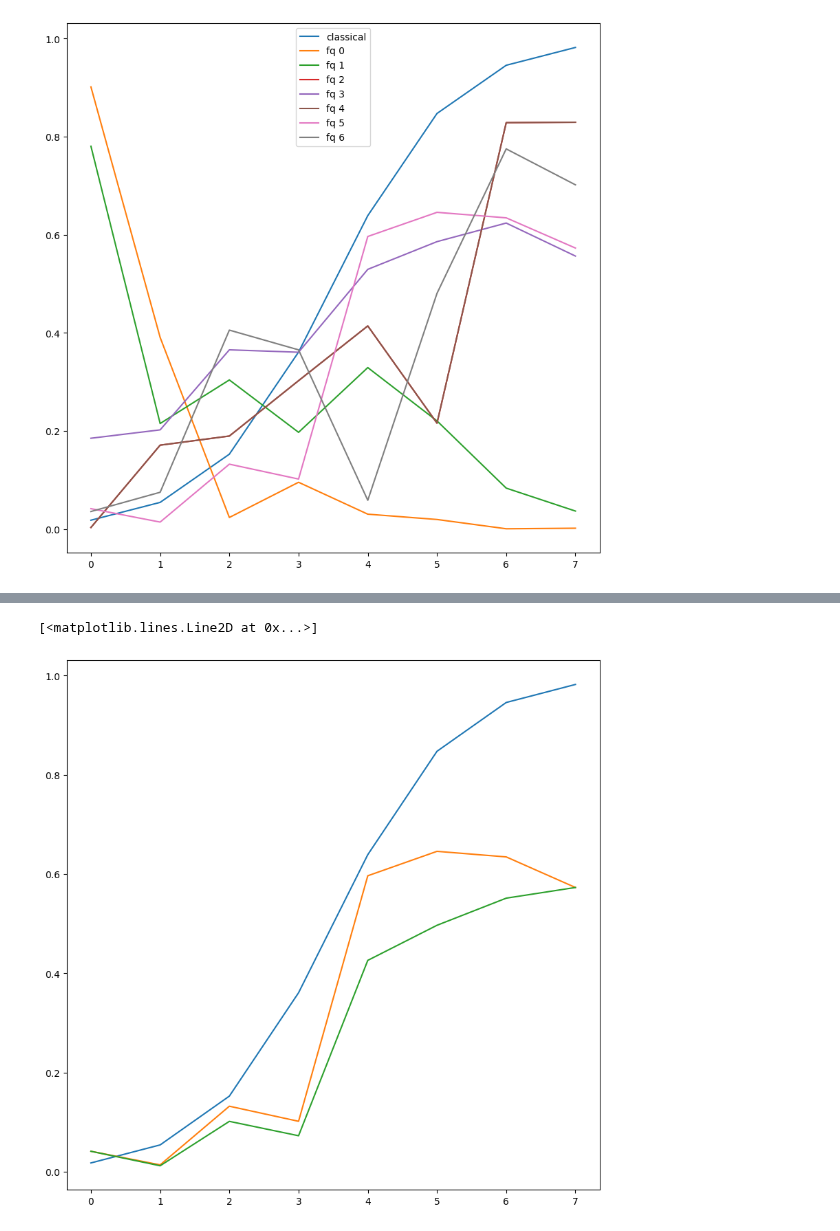
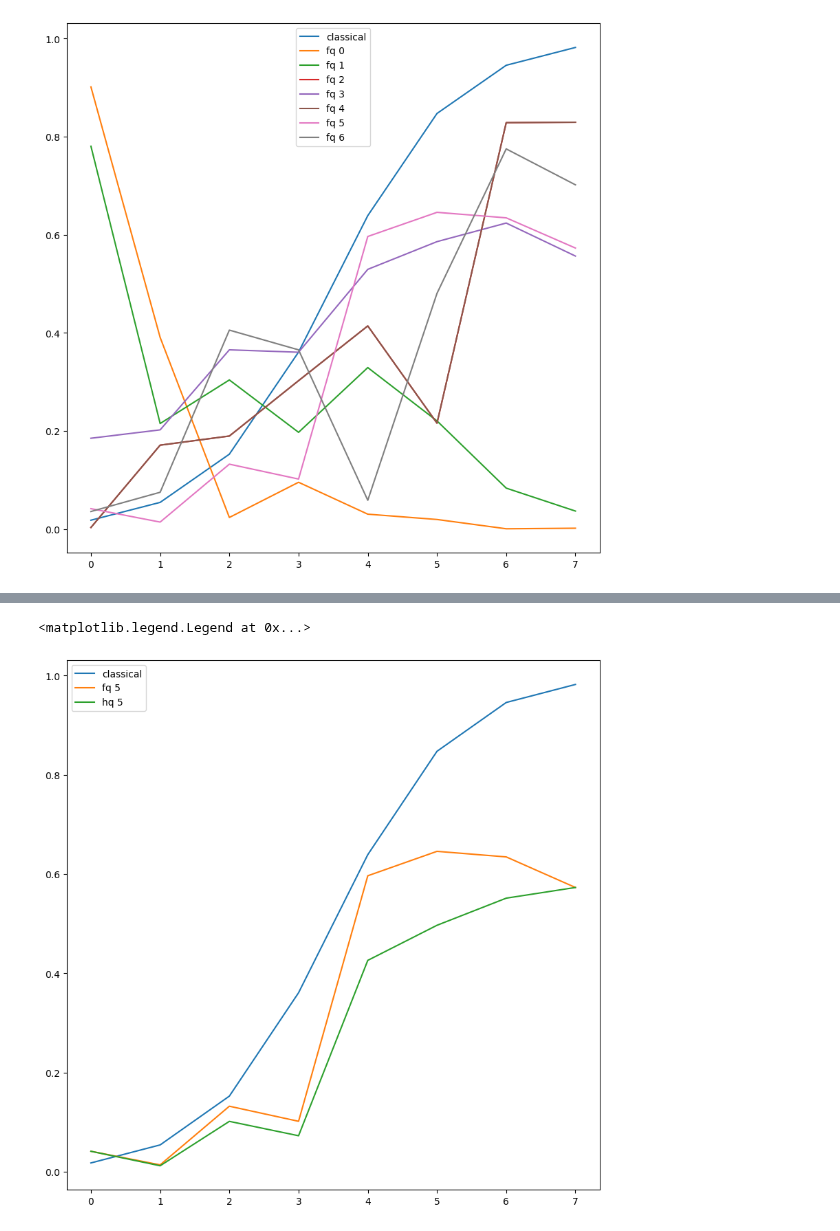
Before and after one commit to inajetovic/Variational-Quantum-Splines, a Jupyter notebook: visualize_results.ipynb, the cells around one changed output, grey strips where cells are left out. Saved outputs shown, nothing was run; the diff lists cells and outputs as text; code cells hidden in the pictures.

```diff
--- a/visualize_results.ipynb
+++ b/visualize_results.ipynb
@@ -115,21 +101,22 @@ weights
 # %%
 #Best performing model based on RSS
 
 best = np.argmin(df['RSS_q'])
 weights = df['in_train_weights'][best][argM[best]]
 q = vqls_circuit.solution(weights).real
 y_q=np.dot(matrix,q) #hybrid
                   #Quantum
 plt.figure(figsize=(10,10))
 plt.plot(range(len(y_c)),y_c, label="classical")
 
 y_fq=[]
 for el in matrix:
   y_fq.append(vqls_circuit.direct_prod2(weights,el))
 
 #plt.plot(range(len(y_fq)),y_q,label= f"h {i}")
 plt.plot(range(len(y_fq)),np.abs(y_fq), label= f"fq {best}")
 plt.plot(range(len(y_fq)),np.abs(y_q), label= f"hq {best}")
+plt.legend()
 # %% [output]
-[<matplotlib.lines.Line2D at 0x...>]
+<matplotlib.legend.Legend at 0x...>
-[figure, old version]
+[figure, new version]
```
Also changed, not shown: parts of 2 cells of this notebook, 1 other file.
